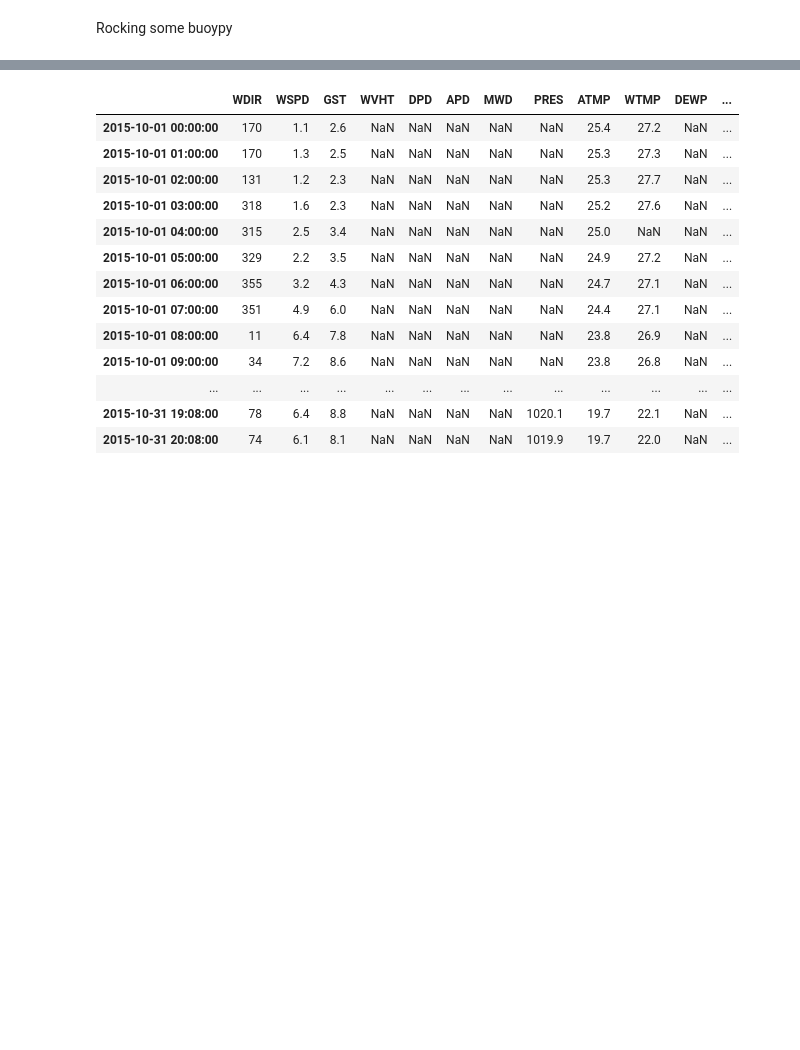
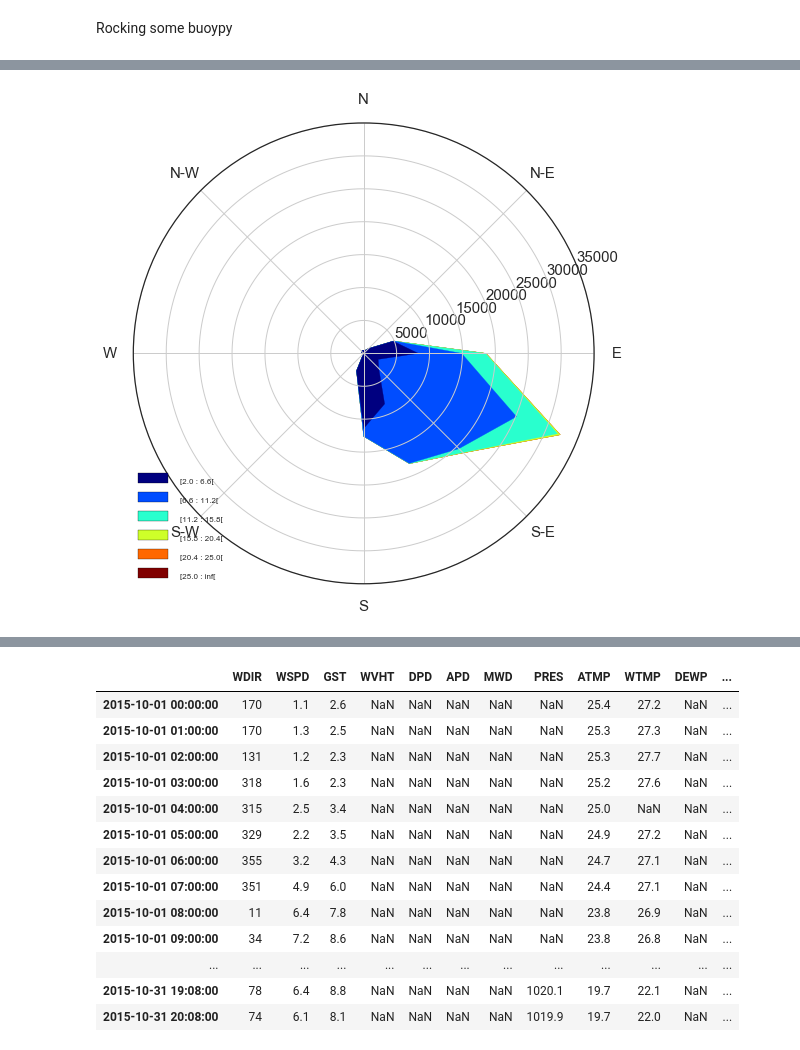
Before and after one commit to nickc1/buoypy, a Jupyter notebook: scripts/buoy_data_analysis.ipynb, the cells around one changed output, grey strips where cells are left out. Saved outputs shown, nothing was run; the diff lists cells and outputs as text; code cells hidden in the pictures; blank space fills up the shorter version.

```diff
--- a/scripts/buoy_data_analysis.ipynb
+++ b/scripts/buoy_data_analysis.ipynb
@@ -20,0 +329,6 @@ import buoypy as bp
+# %%
+ax = WindroseAxes.from_ax()
+ax.contourf(df_41110.MWD, df_41110.DPD)#, bins=np.arange(0, 8, 1), cmap=cm.hot)
+ax.set_legend()
+# %% [output]
+[figure, added]
```
Also changed, not shown: parts of 85 cells of this notebook, 1 other file.
